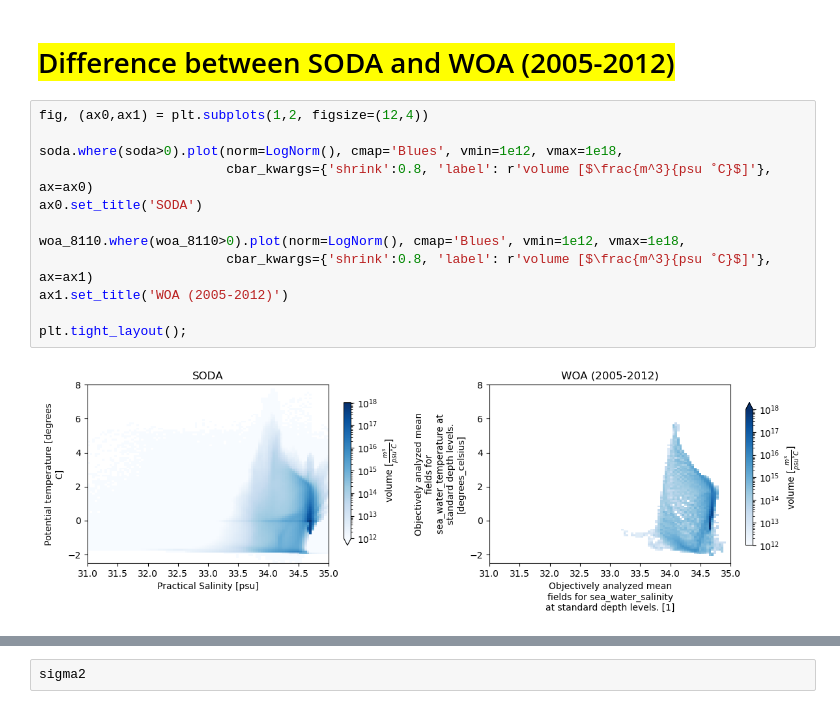
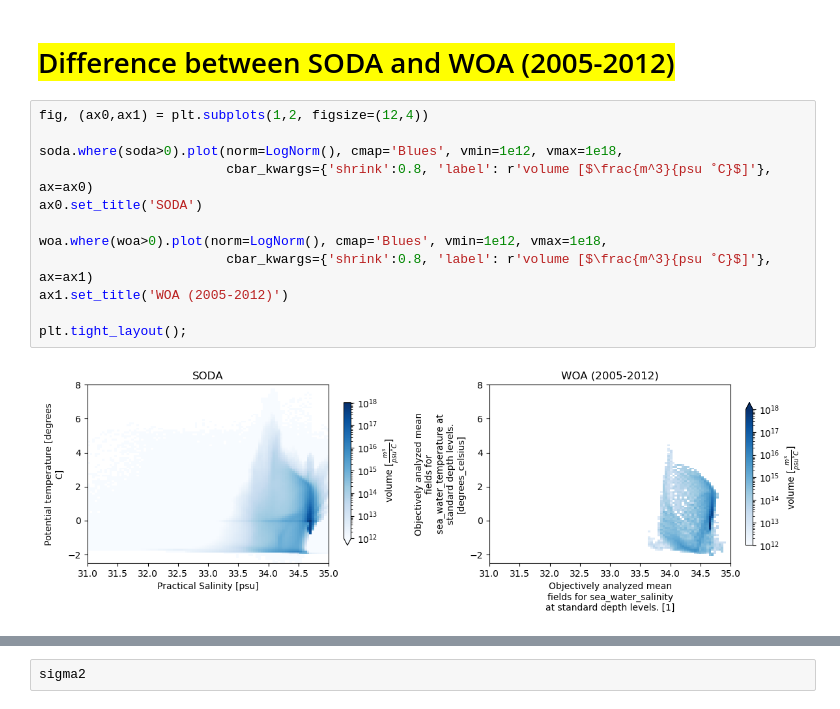
Before and after one commit to shanicetbailey/chapter1, a Jupyter notebook: SODA/5_model-validation-TS-plots.ipynb, the cells around one changed output, grey strips where cells are left out. Drawn from its saved outputs; the diff is of its cells as text.

```diff
--- a/SODA/5_model-validation-TS-plots.ipynb
+++ b/SODA/5_model-validation-TS-plots.ipynb
@@ -226,15 +227,15 @@ ts_hist_mean.to_netcdf('ts_hist_mean_SODA.nc', mode='w')
 # %%
 fig, (ax0,ax1) = plt.subplots(1,2, figsize=(12,4))
 
 soda.where(soda>0).plot(norm=LogNorm(), cmap='Blues', vmin=1e12, vmax=1e18,
                         cbar_kwargs={'shrink':0.8, 'label': r'volume [$\frac{m^3}{psu ˚C}$]'}, ax=ax0)
 ax0.set_title('SODA')
 
-woa_8110.where(woa_8110>0).plot(norm=LogNorm(), cmap='Blues', vmin=1e12, vmax=1e18,
+woa.where(woa>0).plot(norm=LogNorm(), cmap='Blues', vmin=1e12, vmax=1e18,
                         cbar_kwargs={'shrink':0.8, 'label': r'volume [$\frac{m^3}{psu ˚C}$]'}, ax=ax1)
 ax1.set_title('WOA (2005-2012)')
 
 plt.tight_layout();
 # %% [output]
-[figure, old version]
+[figure, new version]
 # %%
```
Also changed, not shown: parts of 15 cells of this notebook.
